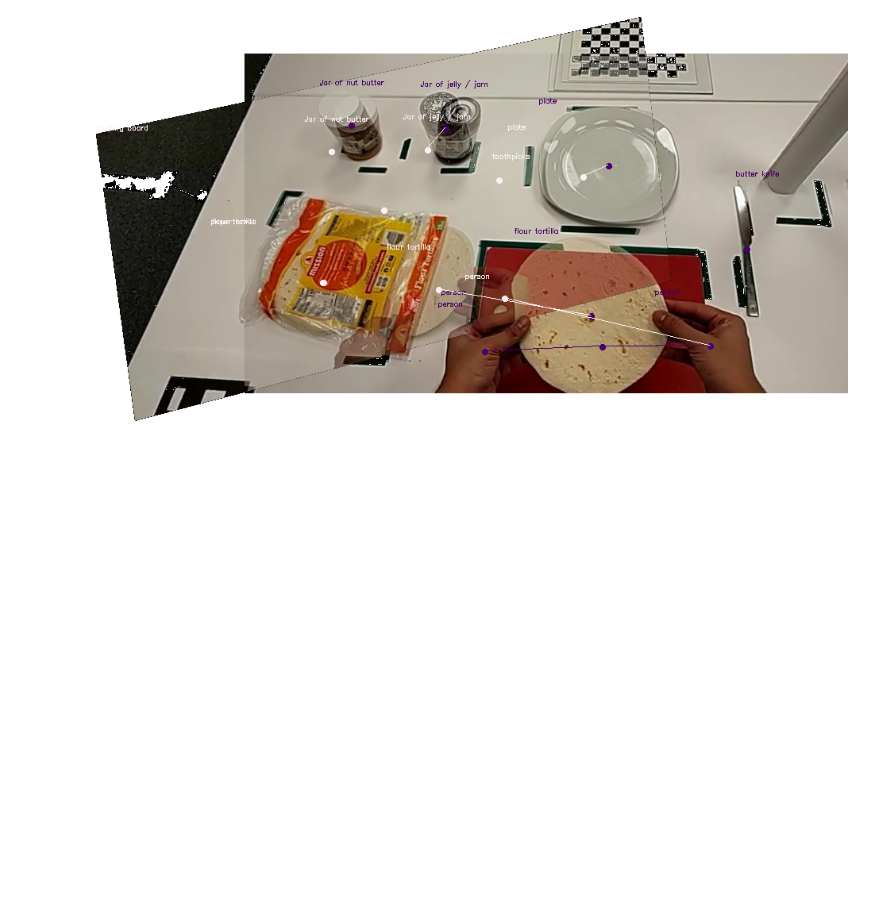
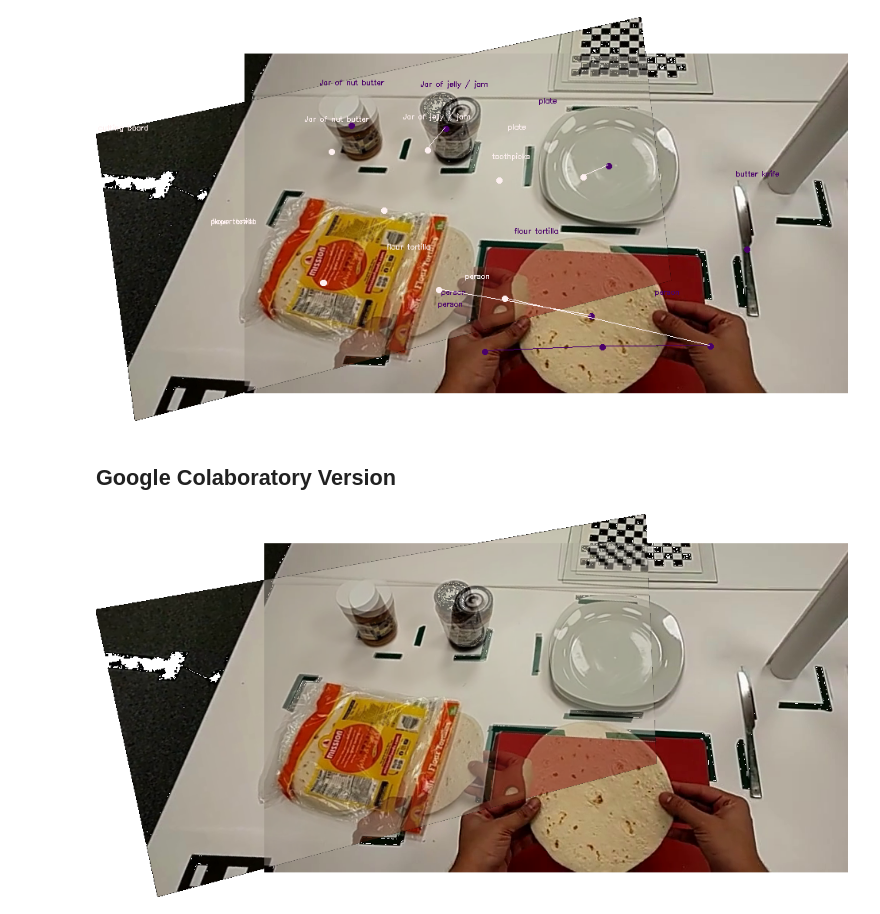
Before and after one commit to egm68/panoramic-mosaics, a Jupyter notebook: demo_as_library.ipynb, the cells around one changed output. Saved outputs shown, nothing was run; the diff lists cells and outputs as text; code cells hidden in the pictures; blank space fills up the shorter version.

Commit message:
update demo

```diff
--- a/demo_as_library.ipynb
+++ b/demo_as_library.ipynb
@@ -148,3 +132,5 @@ pil_img = Image.open(newpath+"pano-withbox.png")
 display(pil_img)
 # %% [output]
 [figure]
+# %% [markdown]
+## Google Colaboratory Version
@@ -150,0 +142,13 @@ display(pil_img)
+# %%
+# vars for Colab
+#chunks_to_process = 15  # 85
+
+#main_frame_arr = panoMosaics.get_demo_video_data()
+#detic_dict = panoMosaics.get_demo_detic_data()
+
+main_frame_arr = panoMosaics.video_to_frame_arr('/content/2023.03.29-17.39.21-main.avi')
+
+with open('/content/2023.03.29-17.39.21-detic:image.json', 'r') as j:
+     detic_dict = json.loads(j.read())
+
+newpath = "/content/final_pano_frames/"
@@ -150,0 +166,46 @@ display(pil_img)
+# %%
+#gets the # of seconds from start for each frame
+frame_sfs_arr = []
+sfs = 0
+for i in range(len(main_frame_arr)):
+  frame_sfs_arr.append(sfs)
+  sfs = sfs + (1/15)
+
+#have to match frames with timestamps (each frame needs to have a timestamp)
+timestamps_sfs_arr = []
+start_timestamp = detic_dict[0]["timestamp"]
+for i in range(len(detic_dict)):
+  current_timestamp = detic_dict[i]["timestamp"]
+  sec_from_start = panoMosaics.get_sec_from_start(current_timestamp, start_timestamp)
+  timestamps_sfs_arr.append(sec_from_start)
+
+frames_timestamps_arr = []
+arr = timestamps_sfs_arr
+n = len(arr)
+for i in range(len(main_frame_arr)):
+  target = frame_sfs_arr[i]
+  closest = panoMosaics.findClosest(arr, n, target)
+  target_idx = timestamps_sfs_arr.index(closest)
+  timestamp = detic_dict[target_idx]["timestamp"]
+  frames_timestamps_arr.append(timestamp)
+
+
+#stitch the panorama
+src = main_frame_arr[160]
+dst = main_frame_arr[200]
+kp_src, des_src = panoMosaics.get_keypoints_descriptors(src)
+kp_dst, des_dst = panoMosaics.get_keypoints_descriptors(dst)
+matches = panoMosaics.feature_matching(des_src, des_dst)
+transf = panoMosaics.get_homography_matrix(src, dst, kp_src, kp_dst, matches, 4)
+src_list = [src]
+transf_list = [transf]
+dst_pad, warped_src_arr, new_transf_list, anchorX, anchorY = panoMosaics.warp_n_with_padding(dst, src_list, transf_list,
+                                                                                 main_frame_arr)
+im_arr = panoMosaics.get_rgba_im_arr(dst_pad, warped_src_arr)
+comp_arr = panoMosaics.alpha_composite_n_images_parallel(im_arr)
+
+cv2.imwrite(newpath + "pano-nobox.png", comp_arr) # write to results folder
+pil_img = Image.open(newpath+"pano-nobox.png")  # display
+display(pil_img)
+# %% [output]
+[figure, added]
```
Also changed, not shown: parts of 6 cells of this notebook.
